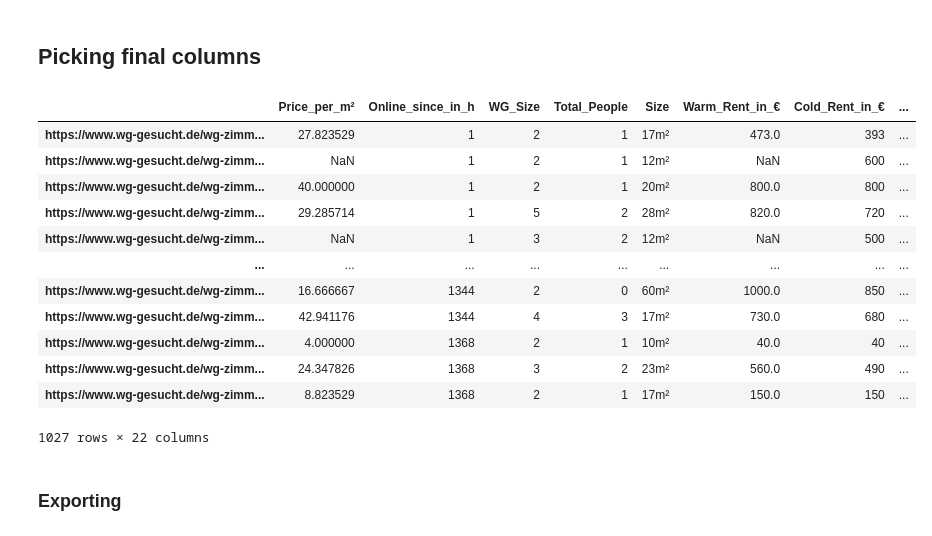
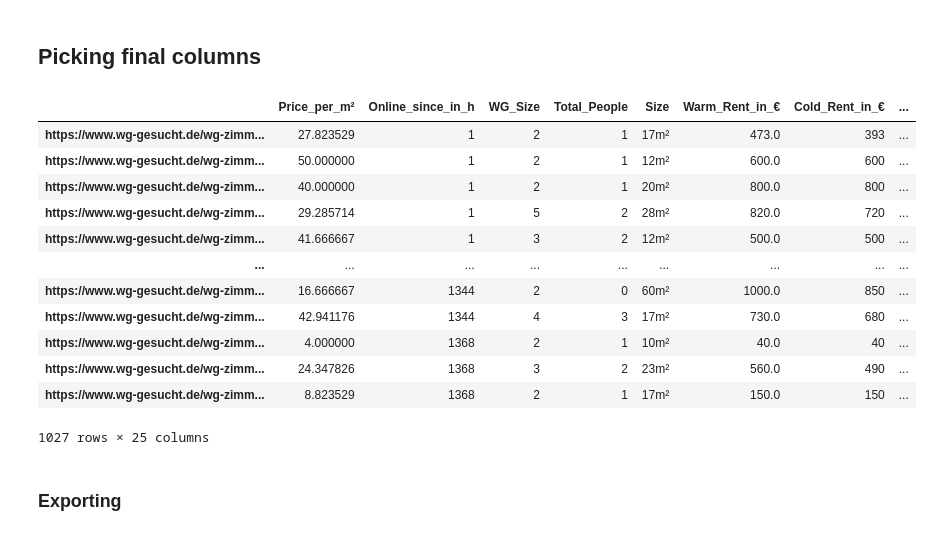
Before and after one commit to iwh-halle/fdap-2024-julian-456, a Jupyter notebook: appartment_analysis/data_analysis/restructuring_data.ipynb, the cells around one changed output. Drawn from its saved outputs; the diff is of its cells as text; code cells hidden in the pictures.

```diff
--- a/appartment_analysis/data_analysis/restructuring_data.ipynb
+++ b/appartment_analysis/data_analysis/restructuring_data.ipynb
@@ -345,2 +393,4 @@ combined_data
+# %%
+combined_data['Description_Length'] = combined_data['Zimmer'].str.len().fillna(0) + combined_data['Lage'].str.len().fillna(0) + combined_data['WG-Leben'].str.len().fillna(0) + combined_data['Sonstiges'].str.len().fillna(0)
 # %% [markdown]
 ### Postal Code related informations
@@ -354,7 +406,7 @@ postal_codes['plz'] = postal_codes['Address'].apply(lambda x: plz_pattern.search
 # %%
 plz_de = pd.read_excel('../data/plz_einwohner.xlsx')
 plz_cologne = plz_de[plz_de['note'].str.contains('Köln')].copy()
-plz_cologne['Population per km²'] = (plz_cologne['einwohner'] / plz_cologne['qkm']).round(2)
+plz_cologne['Population_per_km²'] = (plz_cologne['einwohner'] / plz_cologne['qkm']).round(2)
 plz_cologne.drop(columns=['note', 'einwohner', 'qkm', 'lat', 'lon'], inplace=True)
 # %% [markdown]
 #### Add information about the Rhine-Side
@@ -441,7 +492,0 @@ combined_data['Sonstiges'] = combined_data['Sonstiges'].apply(str).apply(limit_t
-# %%
-top_10_lengths = combined_data['Zimmer'].apply(len).nlargest(10)
-print(top_10_lengths)
-
-top_10_texts = combined_data.loc[top_10_lengths.index, 'Zimmer']
-for length, text in zip(top_10_lengths, top_10_texts):
-    print(f"Length: {length}, Text: {text[:4999]}")
@@ -560,2 +545,0 @@ combined_data['Intermediate Rent'] = combined_data['Available_Till'].apply(lambd
-# %%
-combined_data['Warm_Rent_in_€'] = combined_data['Cold_Rent_in_€'].astype(float) + combined_data['Extra_Costs_in_€'].astype(float)
@@ -575,23 +546,23 @@ combined_data.tail()
 # %% [markdown]
 ## Picking final columns
 # %%
-final_df = combined_data[['Price_per_m²', 'Online_since_in_h', 'WG_Size', 'Total_People', 'Size', 'Warm_Rent_in_€', 'Cold_Rent_in_€', 'Deposit_in_€', 'Roomsize in m²', 'Appartmentsize in m²', 'Intermediate Rent', 'Population per km²', 'left_rhine_side', 'Weighted_Average_Sentiment', 'Min Age', 'Max Age', 'Construction_Year', 'Parking', 'Floor', 'Smoking', 'Garden_Balcony', 'Dist_center_in_km']]
+final_df = combined_data[['Price_per_m²', 'Online_since_in_h', 'WG_Size', 'Total_People', 'Size', 'Warm_Rent_in_€', 'Cold_Rent_in_€', 'Deposit_in_€', 'Roomsize in m²', 'Appartmentsize in m²', 'Intermediate Rent', 'left_rhine_side', 'Weighted_Average_Sentiment', 'Min_Age', 'Max_Age', 'Construction_Year', 'Parking', 'Floor', 'Smoking', 'Garden_Balcony', 'Dist_center_in_km', 'Title_Length', 'Description_Length', 'Fact_Count', 'Population_per_km²']]
 pd.set_option('display.max_columns', 100)
 final_df
 # %% [output]
 |  | Price_per_m² | Online_since_in_h | WG_Size | Total_People | Size | Warm_Rent_in_€ | Cold_Rent_in_€ | ... |
 | https://www.wg-gesucht.de/wg-zimm... | 27.823529 | 1 | 2 | 1 | 17m² | 473.0 | 393 | ... |
-| https://www.wg-gesucht.de/wg-zimm... | NaN | 1 | 2 | 1 | 12m² | NaN | 600 | ... |
+| https://www.wg-gesucht.de/wg-zimm... | 50.000000 | 1 | 2 | 1 | 12m² | 600.0 | 600 | ... |
 | https://www.wg-gesucht.de/wg-zimm... | 40.000000 | 1 | 2 | 1 | 20m² | 800.0 | 800 | ... |
 | https://www.wg-gesucht.de/wg-zimm... | 29.285714 | 1 | 5 | 2 | 28m² | 820.0 | 720 | ... |
-| https://www.wg-gesucht.de/wg-zimm... | NaN | 1 | 3 | 2 | 12m² | NaN | 500 | ... |
+| https://www.wg-gesucht.de/wg-zimm... | 41.666667 | 1 | 3 | 2 | 12m² | 500.0 | 500 | ... |
 | ... | ... | ... | ... | ... | ... | ... | ... | ... |
 | https://www.wg-gesucht.de/wg-zimm... | 16.666667 | 1344 | 2 | 0 | 60m² | 1000.0 | 850 | ... |
 | https://www.wg-gesucht.de/wg-zimm... | 42.941176 | 1344 | 4 | 3 | 17m² | 730.0 | 680 | ... |
 | https://www.wg-gesucht.de/wg-zimm... | 4.000000 | 1368 | 2 | 1 | 10m² | 40.0 | 40 | ... |
 | https://www.wg-gesucht.de/wg-zimm... | 24.347826 | 1368 | 3 | 2 | 23m² | 560.0 | 490 | ... |
 | https://www.wg-gesucht.de/wg-zimm... | 8.823529 | 1368 | 2 | 1 | 17m² | 150.0 | 150 | ... |
-1027 rows × 22 columns
+1027 rows × 25 columns
 # %% [markdown]
 ### Exporting
 # %%
```
Also changed, not shown: parts of 35 cells of this notebook, 1 other file.
